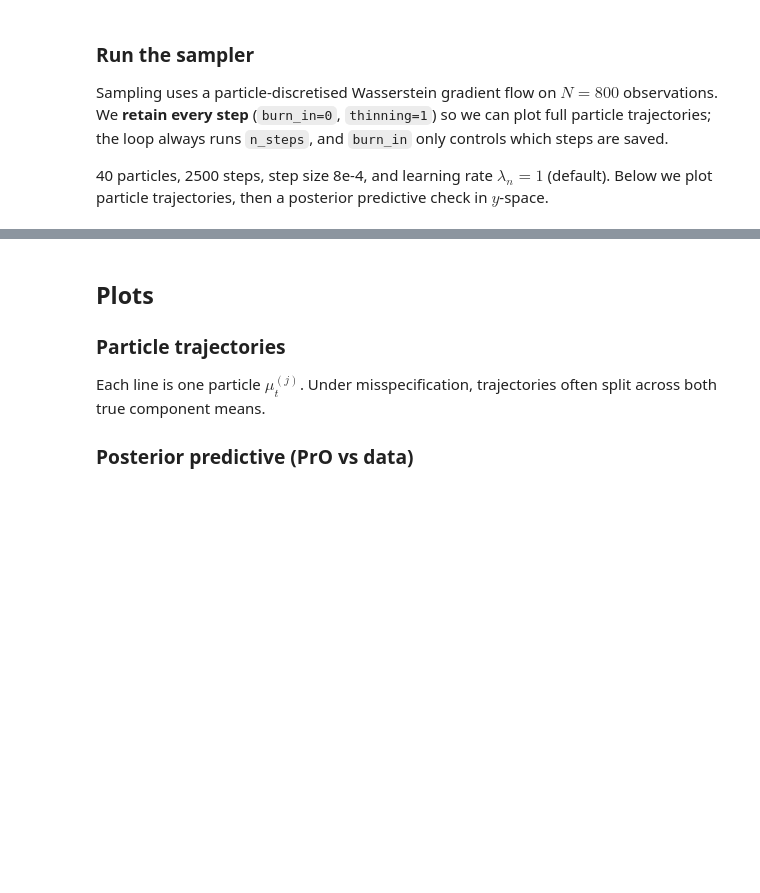
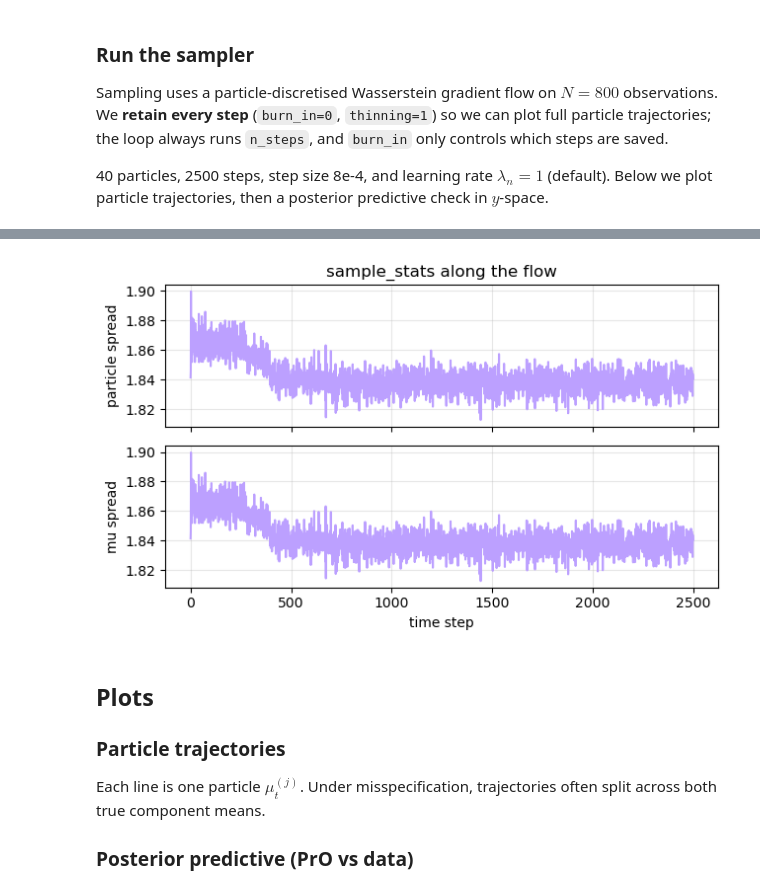
Before and after one commit to pymc-devs/pymc-prop, a Jupyter notebook: examples/bimodal_gaussian.ipynb, the cells around one changed output, grey strips where cells are left out. Drawn from its saved outputs; the diff is of its cells as text; code cells hidden in the pictures; blank space fills up the shorter version.

```diff
--- a/examples/bimodal_gaussian.ipynb
+++ b/examples/bimodal_gaussian.ipynb
@@ -79,3 +134,20 @@ traj shape (n_steps, n_particles, n_params): (2500, 40, 1)
+# %%
+# sample_stats diagnostics (constant per chain; broadcast to draw for ArviZ schema)
+steps = dt.posterior.coords["chain"].values
+particle_spread = dt.sample_stats["particle_spread"].isel(draw=0).values
+mu_spread = dt.sample_stats["mu_spread"].isel(draw=0).values
+
+fig, (ax0, ax1) = plt.subplots(2, 1, figsize=FIGSIZE, sharex=True)
+ax0.plot(steps, particle_spread, color=COLOR_PRO)
+ax0.set(ylabel="particle spread", title="sample_stats along the flow")
+ax0.grid(alpha=0.3)
+ax1.plot(steps, mu_spread, color=COLOR_PRO)
+ax1.set(xlabel="time step", ylabel="mu spread")
+ax1.grid(alpha=0.3)
+plt.tight_layout()
+plt.show()
+# %% [output]
+[figure, added]
 # %% [markdown]
 ## Plots
 
```
Also changed, not shown: parts of 6 cells of this notebook, 7 other files.
